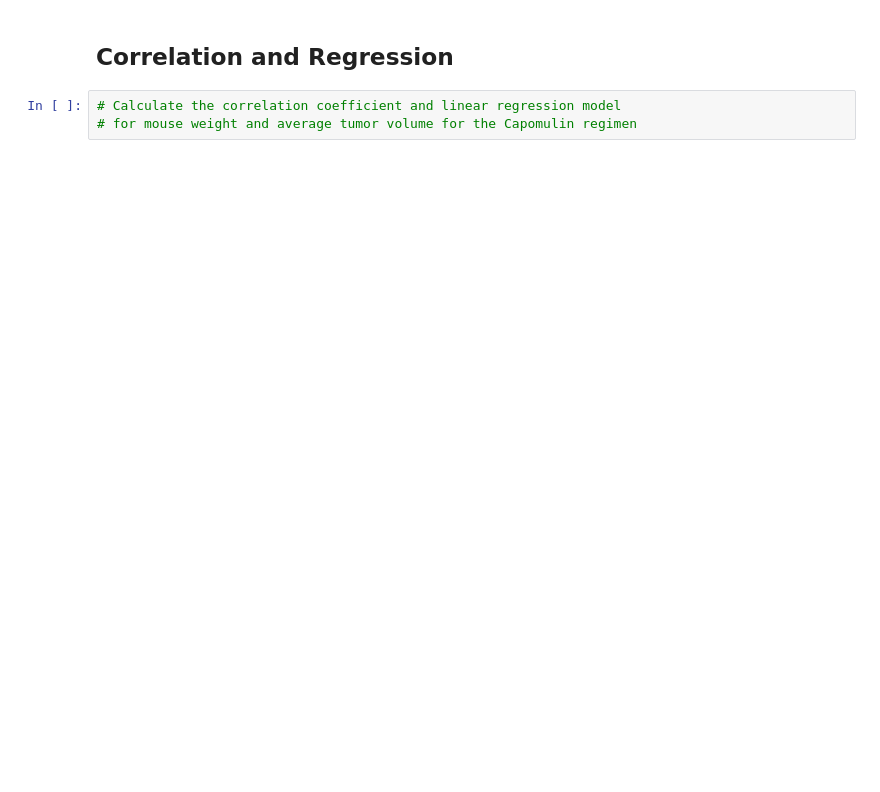
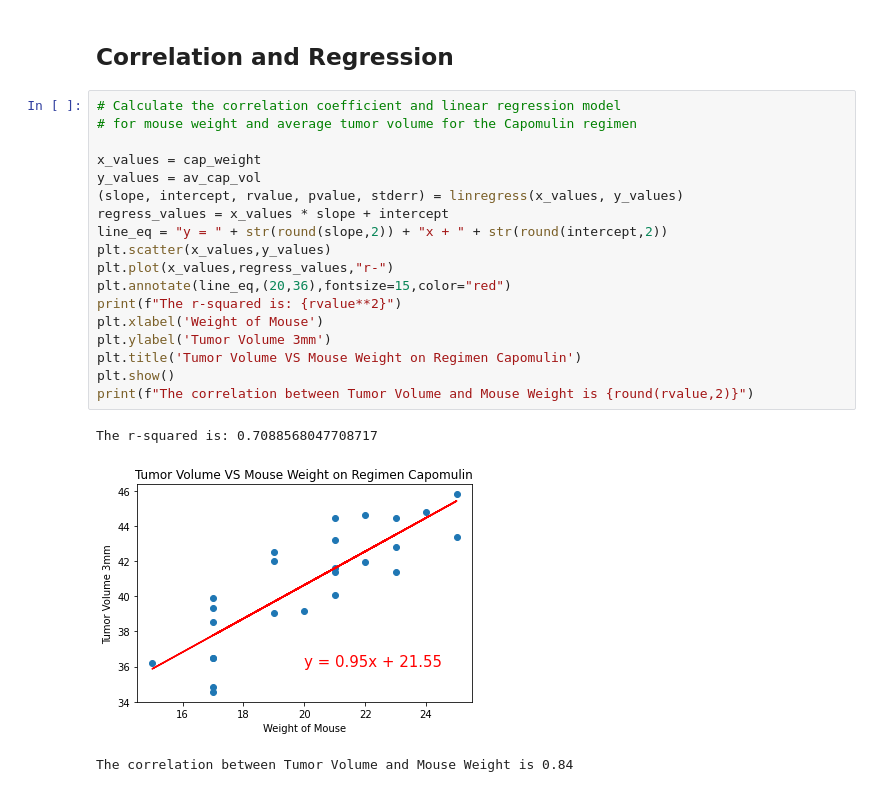
Before and after one commit to Krhullsiek/matplotlib-challenge, a Jupyter notebook: Pymaceuticals/pymaceuticals_starter.ipynb, the cells around one changed output. Saved outputs shown, nothing was run; the diff lists cells and outputs as text; blank space fills up the shorter version.

```diff
--- a/Pymaceuticals/pymaceuticals_starter.ipynb
+++ b/Pymaceuticals/pymaceuticals_starter.ipynb
@@ -299,5 +439,24 @@ tum_vol_data = []
 # %% [markdown]
 ## Correlation and Regression
-# %%
-# Calculate the correlation coefficient and linear regression model
-# for mouse weight and average tumor volume for the Capomulin regimen
+# %%
+# Calculate the correlation coefficient and linear regression model
+# for mouse weight and average tumor volume for the Capomulin regimen
+
+x_values = cap_weight
+y_values = av_cap_vol
+(slope, intercept, rvalue, pvalue, stderr) = linregress(x_values, y_values)
+regress_values = x_values * slope + intercept
+line_eq = "y = " + str(round(slope,2)) + "x + " + str(round(intercept,2))
+plt.scatter(x_values,y_values)
+plt.plot(x_values,regress_values,"r-")
+plt.annotate(line_eq,(20,36),fontsize=15,color="red")
+print(f"The r-squared is: {rvalue**2}")
+plt.xlabel('Weight of Mouse')
+plt.ylabel('Tumor Volume 3mm')
+plt.title('Tumor Volume VS Mouse Weight on Regimen Capomulin')
+plt.show()
+print(f"The correlation between Tumor Volume and Mouse Weight is {round(rvalue,2)}")
+# %% [output]
+The r-squared is: 0.7088568047708717
+[figure, added]
+The correlation between Tumor Volume and Mouse Weight is 0.84
```
Also changed, not shown: parts of 8 cells of this notebook.
